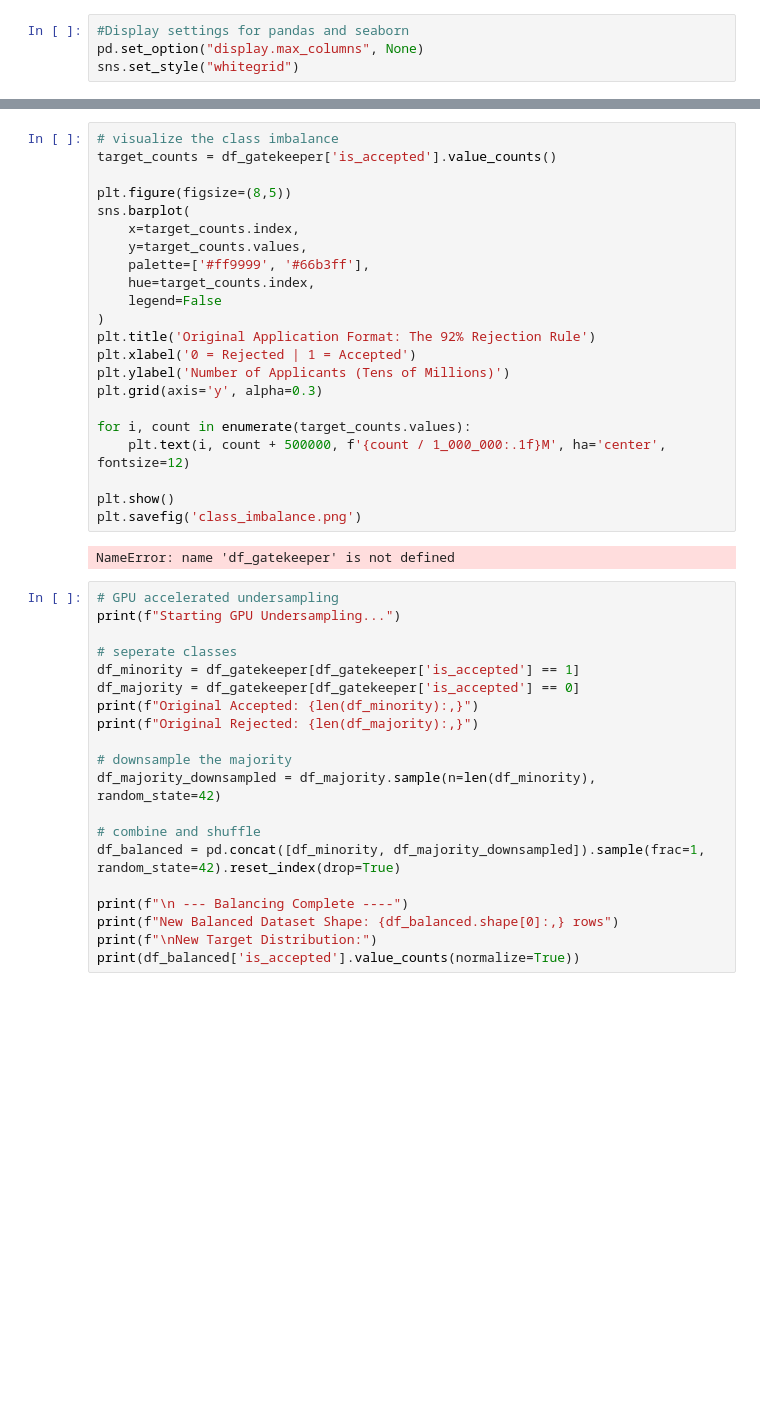
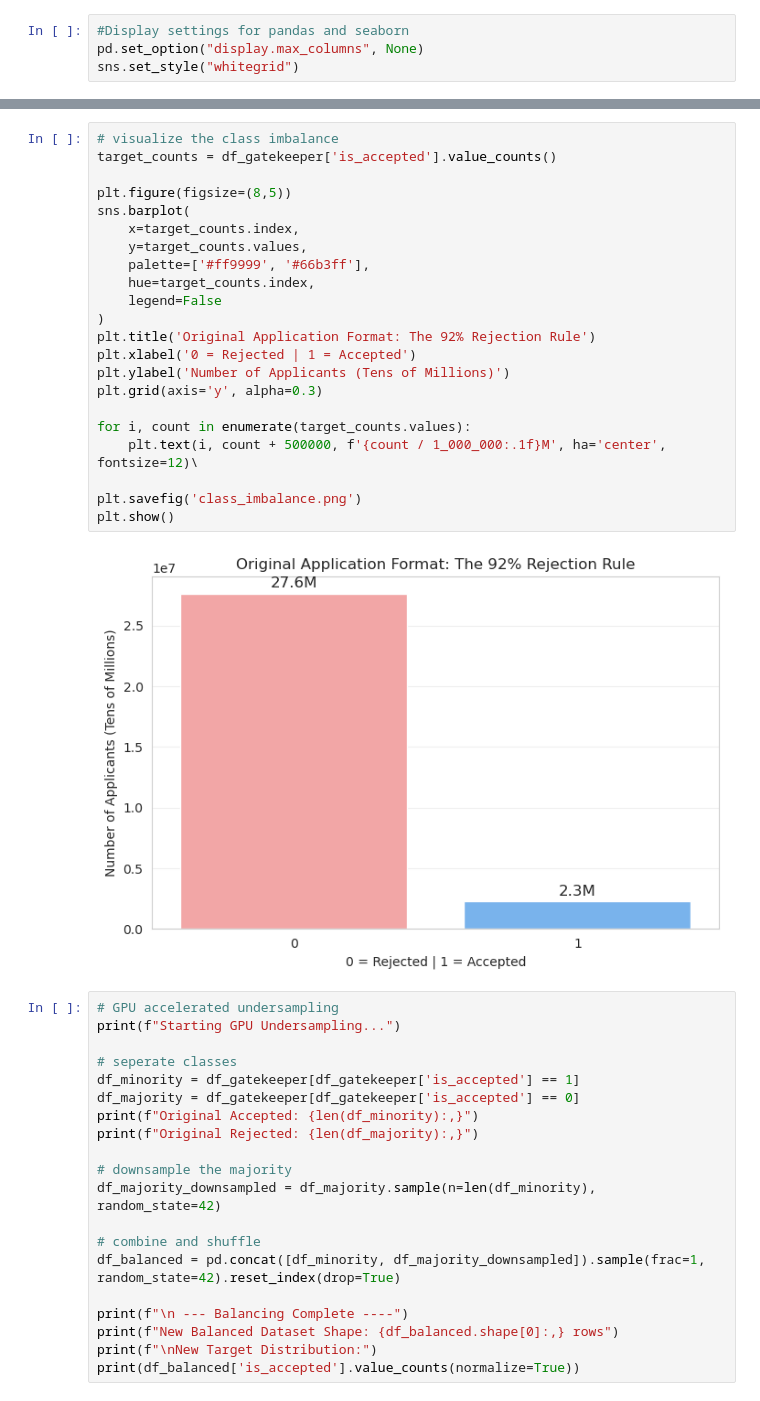
Before and after one commit to chaboihenry/Credit-Risk, a Jupyter notebook: Code/Gatekeeper_Model.ipynb, the cells around one changed output, grey strips where cells are left out. Cells and saved outputs as stored; diff of their text form; blank space fills up the shorter version.

Commit message:
visualizations for readme

```diff
--- a/Code/Gatekeeper_Model.ipynb
+++ b/Code/Gatekeeper_Model.ipynb
@@ -85,27 +106,27 @@ df_gatekeeper.head()
 # %%
 # visualize the class imbalance
 target_counts = df_gatekeeper['is_accepted'].value_counts()
 
 plt.figure(figsize=(8,5))
 sns.barplot(
     x=target_counts.index,
     y=target_counts.values,
     palette=['#ff9999', '#66b3ff'],
     hue=target_counts.index,
     legend=False
 )
 plt.title('Original Application Format: The 92% Rejection Rule')
 plt.xlabel('0 = Rejected | 1 = Accepted')
 plt.ylabel('Number of Applicants (Tens of Millions)')
 plt.grid(axis='y', alpha=0.3)
 
 for i, count in enumerate(target_counts.values):
-    plt.text(i, count + 500000, f'{count / 1_000_000:.1f}M', ha='center', fontsize=12)
+    plt.text(i, count + 500000, f'{count / 1_000_000:.1f}M', ha='center', fontsize=12)\
 
+plt.savefig('class_imbalance.png')
 plt.show()
-plt.savefig('class_imbalance.png')
 # %% [output]
-NameError: name 'df_gatekeeper' is not defined
+[figure, added]
 # %%
 # GPU accelerated undersampling
 print(f"Starting GPU Undersampling...")
```
Also changed, not shown: parts of 3 cells of this notebook, 6 other files.
